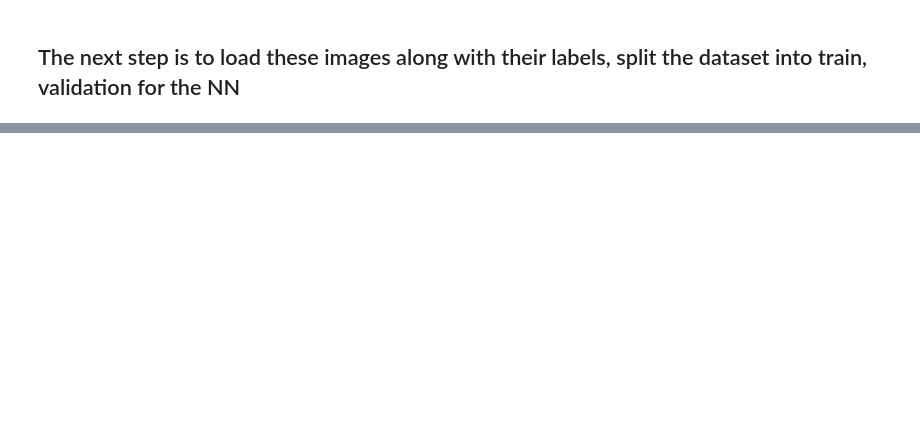
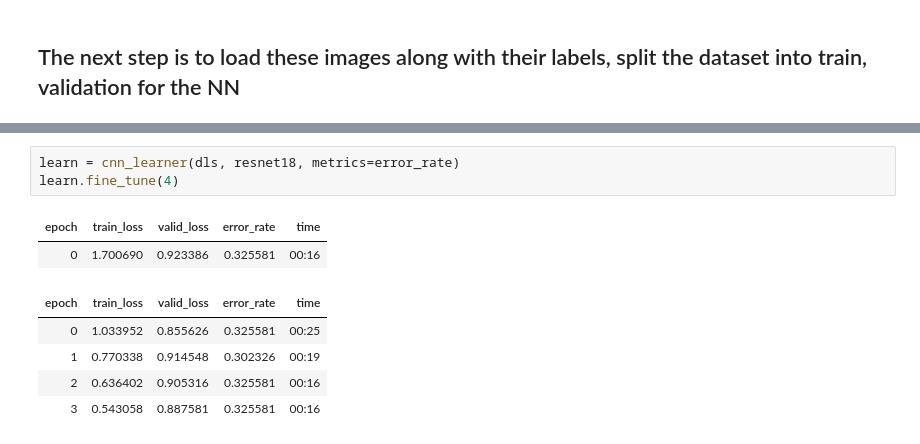
Before and after one commit to nagpalpranay/image_classifier, a Jupyter notebook: classifier.ipynb, the cells around one changed output, grey strips where cells are left out. Drawn from its saved outputs; the diff is of its cells as text; blank space fills up the shorter version.

```diff
--- a/classifier.ipynb
+++ b/classifier.ipynb
@@ -68,0 +108,11 @@ failed = verify_images(allImages)
+# %%
+learn = cnn_learner(dls, resnet18, metrics=error_rate)
+learn.fine_tune(4)
+# %% [output]
+| epoch | train_loss | valid_loss | error_rate | time |
+| 0 | 1.700690 | 0.923386 | 0.325581 | 00:16 |
+| epoch | train_loss | valid_loss | error_rate | time |
+| 0 | 1.033952 | 0.855626 | 0.325581 | 00:25 |
+| 1 | 0.770338 | 0.914548 | 0.302326 | 00:19 |
+| 2 | 0.636402 | 0.905316 | 0.325581 | 00:16 |
+| 3 | 0.543058 | 0.887581 | 0.325581 | 00:16 |
```
Also changed, not shown: parts of 31 cells of this notebook.
